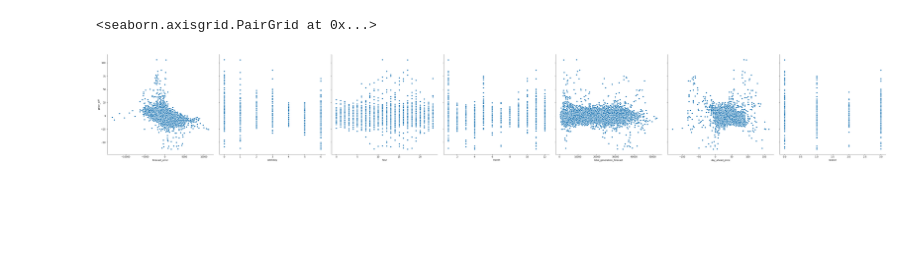
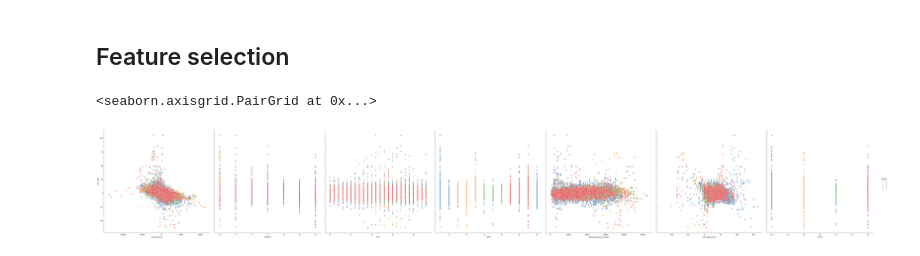
Before and after one commit to mauricepohl/pandas, a Jupyter notebook: 03_modeling/Modeling - Regression.ipynb, the cells around one changed output. Saved outputs shown, nothing was run; the diff lists cells and outputs as text; code cells hidden in the pictures; blank space fills up the shorter version.

```diff
--- a/03_modeling/Modeling - Regression.ipynb
+++ b/03_modeling/Modeling - Regression.ipynb
@@ -9,12 +11,14 @@ import statsmodels.tools.eval_measures as smem
 # %%
 data = pd.read_csv("../00_data/data_with_calc_fields.csv", sep=";", decimal=",", index_col="datetime")
 data.index = pd.to_datetime(data.index)
+# %% [markdown]
+## Feature selection
 # %%
 # visualize the relationship between the features and the response using scatterplots
-sns.pairplot(data, x_vars=["forecast_error", "weekday", "hour", "month", "total_generation_forecast", "day_ahead_price", "season"], y_vars=["price_diff"], height=7)
+sns.pairplot(data, x_vars=["forecast_error", "weekday", "hour", "month", "total_generation_forecast", "day_ahead_price", "season"], y_vars=["price_diff"], height=10, hue="season")
 # %% [output]
 <seaborn.axisgrid.PairGrid at 0x...>
-[figure, old version]
+[figure, new version]
 # %%
 colors = ["g", "r", "b", "orange"]
 for w in range(4):
```
Also changed, not shown: parts of 12 cells of this notebook.
